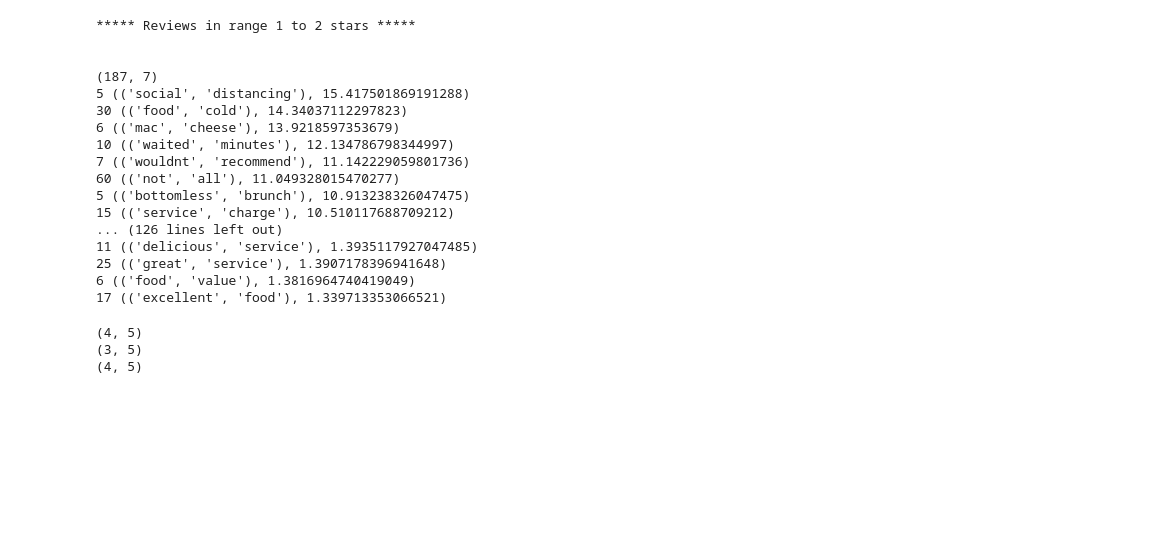
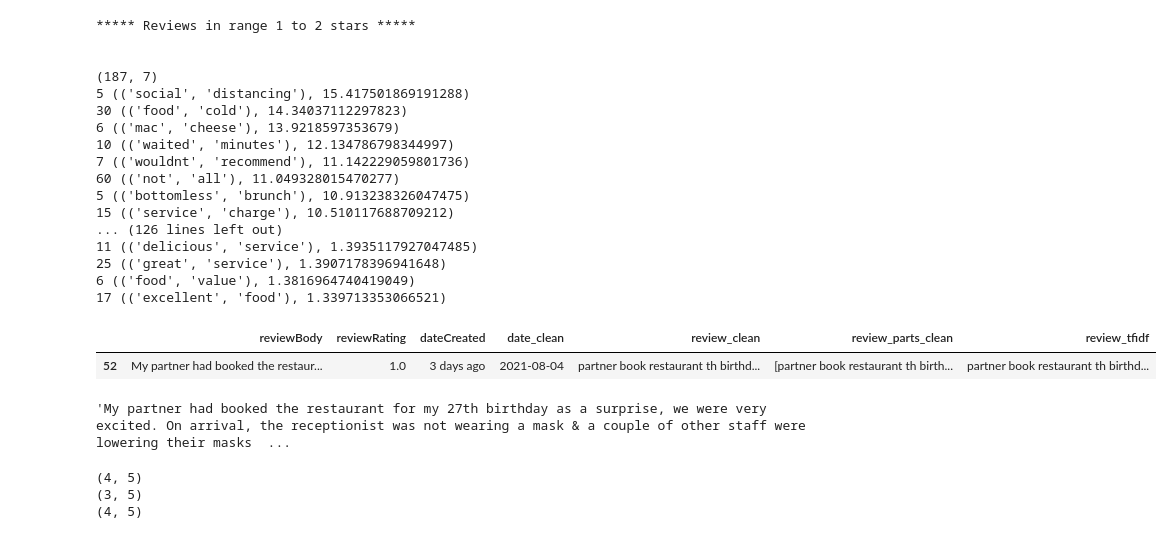
Before and after one commit to jack-cook-repo/reviews-tool, a Jupyter notebook: notebooks/Big Easy CW Reviews (Google cleaned data).ipynb, the cells around one changed output. Cells and saved outputs as stored; diff of their text form; code cells hidden in the pictures; blank space fills up the shorter version.

```diff
--- a/notebooks/Big Easy CW Reviews (Google cleaned data).ipynb
+++ b/notebooks/Big Easy CW Reviews (Google cleaned data).ipynb
@@ -479,6 +468,15 @@ for i in range(3):
 25 (('great', 'service'), 1.3907178396941648)
 6 (('food', 'value'), 1.3816964740419049)
 17 (('excellent', 'food'), 1.339713353066521)
+# %%
+df_big_easy_clean[df_big_easy_clean['reviewBody'].str.contains('ruining')]
+# %% [output]
+|  | reviewBody | reviewRating | dateCreated | date_clean | review_clean | review_parts_clean | review_tfidf |
+| 52 | My partner had booked the restaur... | 1.0 | 3 days ago | 2021-08-04 | partner book restaurant th birthd... | [partner book restaurant th birth... | partner book restaurant th birthd... |
+# %%
+df_big_easy_clean[df_big_easy_clean['reviewBody'].str.contains('ruining')]['reviewBody'][52]
+# %% [output]
+'My partner had booked the restaurant for my 27th birthday as a surprise, we were very excited. On arrival, the receptionist was not wearing a mask & a couple of other staff were lowering their masks  ...
 # %%
 from sklearn.feature_extraction.text import CountVectorizer
 
```
Also changed, not shown: parts of 4 cells of this notebook, 1 other file.
